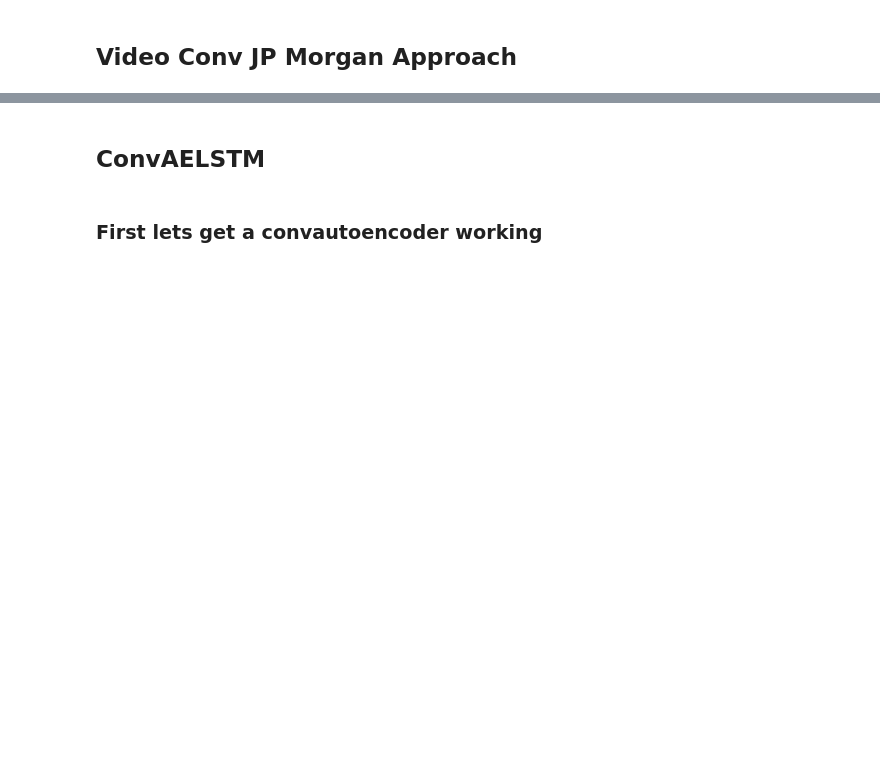
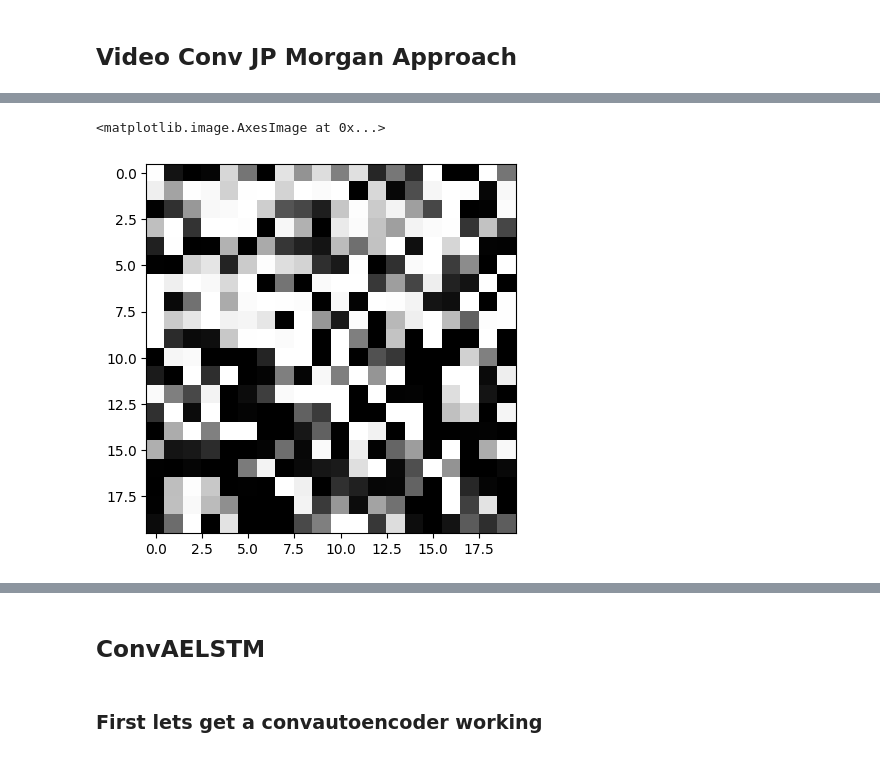
Before and after one commit to JPBergmann/Master-Thesis, a Jupyter notebook: cs_baseline_monthly_USCA.ipynb, the cells around one changed output, grey strips where cells are left out. Drawn from its saved outputs; the diff is of its cells as text; code cells hidden in the pictures; blank space fills up the shorter version.

```diff
--- a/cs_baseline_monthly_USCA.ipynb
+++ b/cs_baseline_monthly_USCA.ipynb
@@ -304,0 +228,5 @@ TypeError: Invalid shape (2, 1, 20, 20) for image data
+# %%
+plt.imshow(y_in.squeeze(), cmap="gray")
+# %% [output]
+<matplotlib.image.AxesImage at 0x...>
+[figure, added]
```
Also changed, not shown: parts of 62 cells of this notebook, 7 other files.
